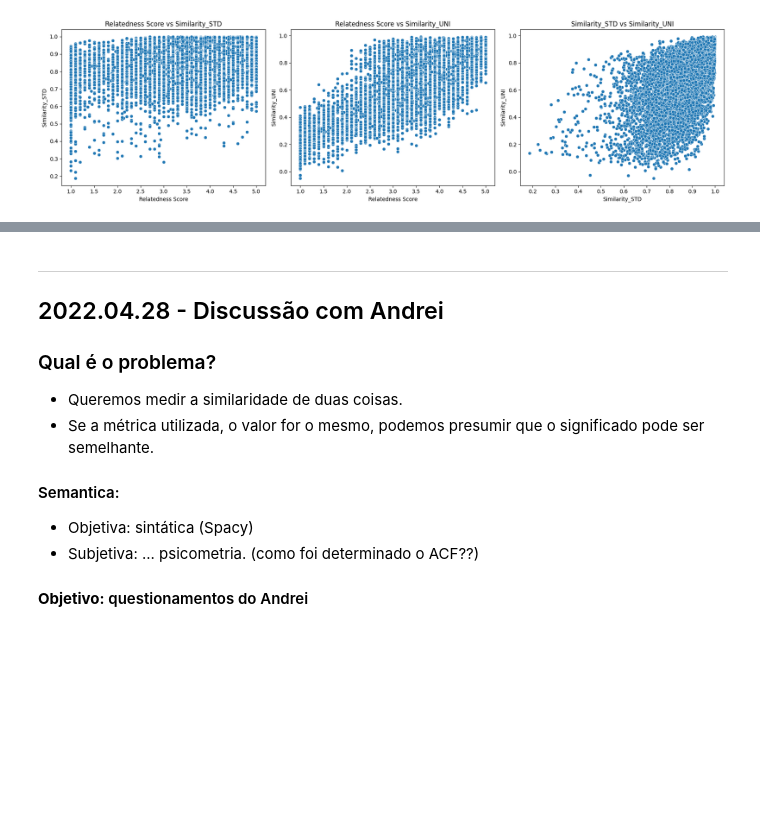
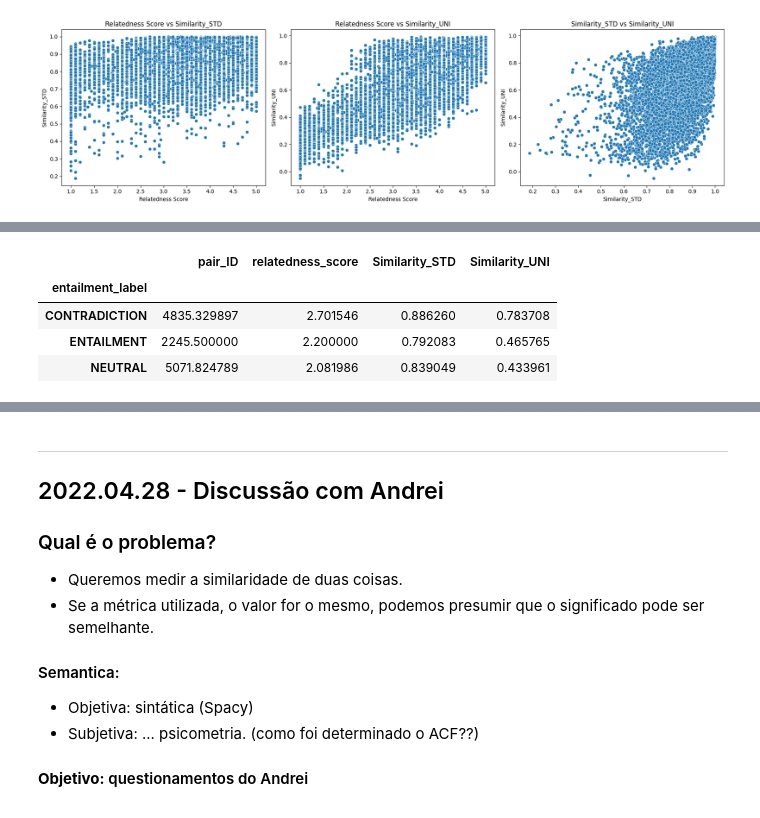
Before and after one commit to tbnsilveira/semantic_classifier, a Jupyter notebook: source/Exp_05b_SICK.ipynb, the cells around one changed output, grey strips where cells are left out. Drawn from its saved outputs; the diff is of its cells as text; code cells hidden in the pictures; blank space fills up the shorter version.

```diff
--- a/source/Exp_05b_SICK.ipynb
+++ b/source/Exp_05b_SICK.ipynb
@@ -429,0 +477,8 @@ data_sick[data_sick['sentence_A'].str.contains(' love', case=False)]
+# %%
+divergentDF.groupby(['entailment_label']).mean()
+# %% [output]
+|  | pair_ID | relatedness_score | Similarity_STD | Similarity_UNI |
+| entailment_label |  |  |  |  |
+| CONTRADICTION | 4835.329897 | 2.701546 | 0.886260 | 0.783708 |
+| ENTAILMENT | 2245.500000 | 2.200000 | 0.792083 | 0.465765 |
+| NEUTRAL | 5071.824789 | 2.081986 | 0.839049 | 0.433961 |
```
Also changed, not shown: parts of 11 cells of this notebook, 1 other file.
